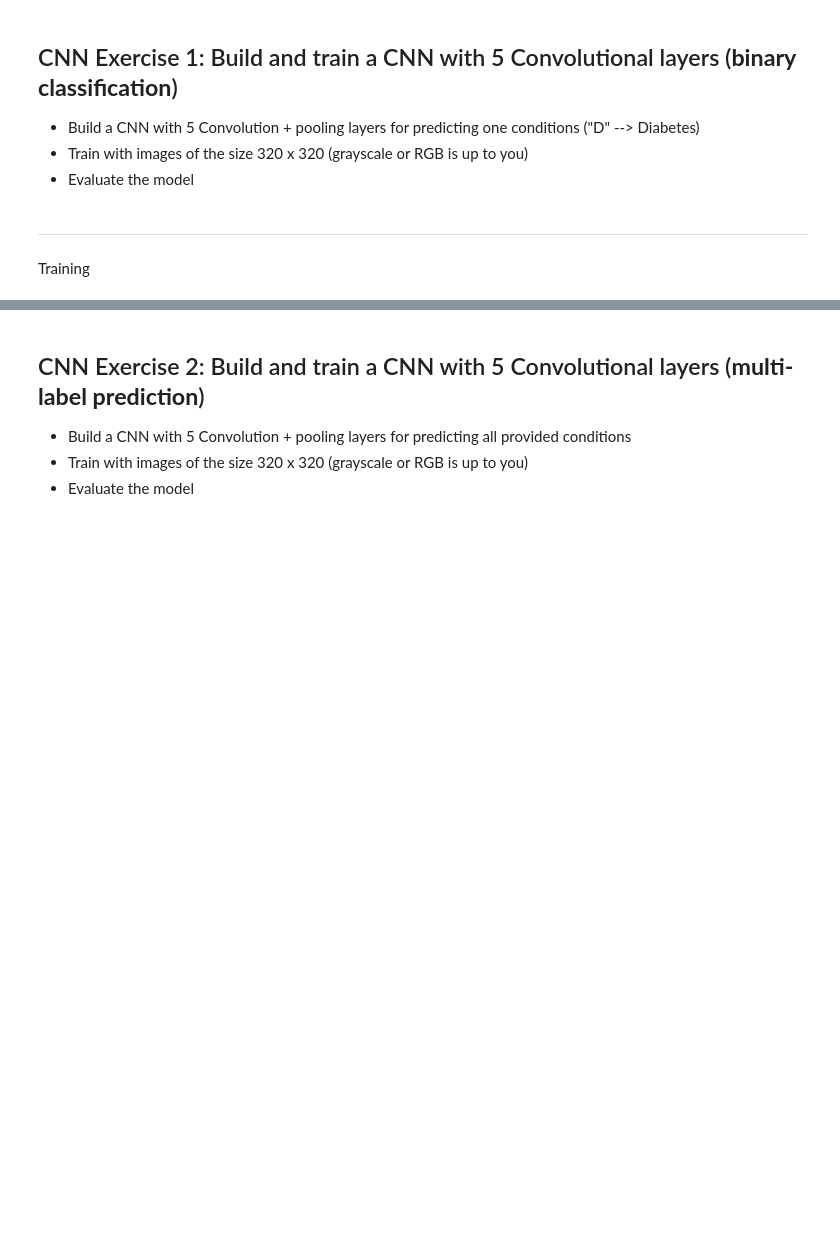
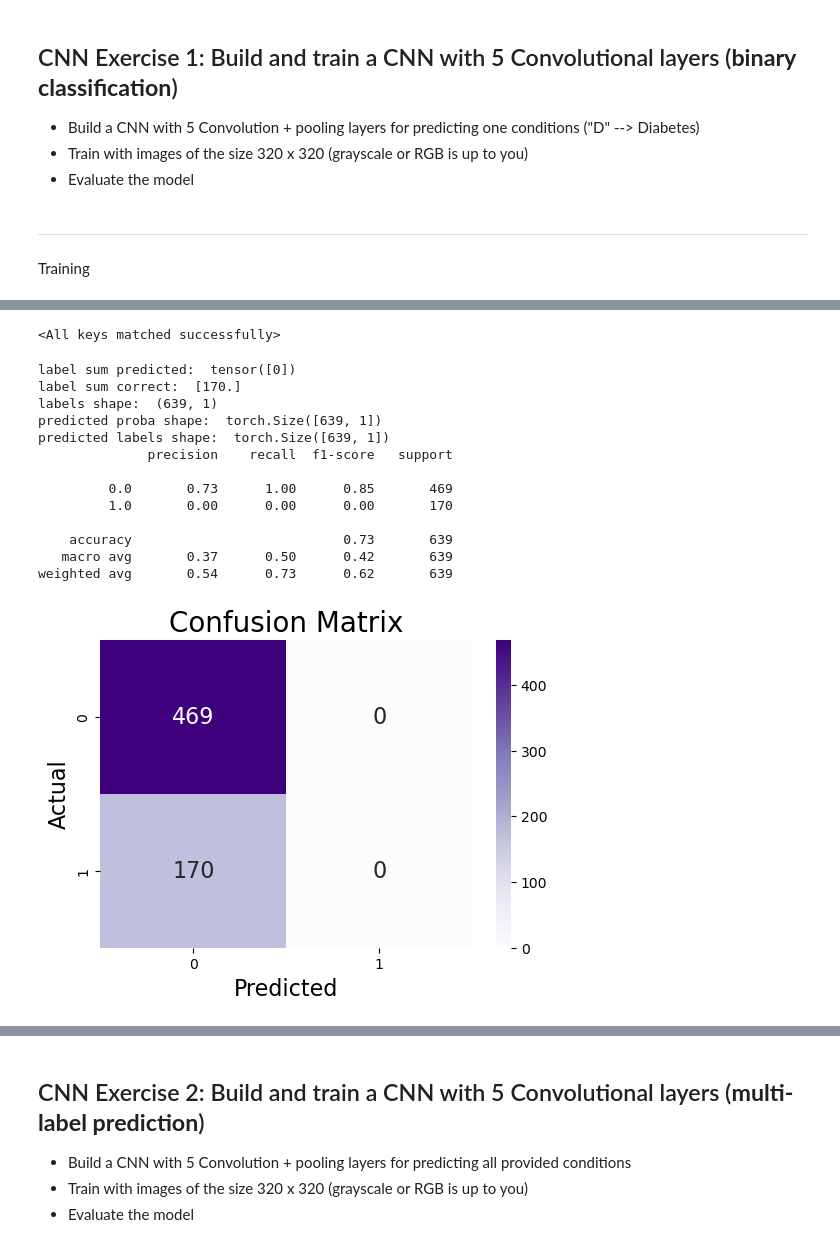
Before and after one commit to SanderTeb/DataScience, a Jupyter notebook: is/ai_smart_health_portfolio_02_ocular_disease_recognition.ipynb, the cells around one changed output, grey strips where cells are left out. Cells and saved outputs as stored; diff of their text form; code cells hidden in the pictures; blank space fills up the shorter version.

```diff
--- a/is/ai_smart_health_portfolio_02_ocular_disease_recognition.ipynb
+++ b/is/ai_smart_health_portfolio_02_ocular_disease_recognition.ipynb
@@ -642,0 +634,9 @@ sssss
+# %%
+if torch.cuda.is_available():
+    device = torch.device("cuda")
+elif torch_directml.device_count() > 0:
+    device = torch_directml.device()
+else:
+    device = torch.device("cpu")
+
+print(f"Benutztes Gerät: {device}")
@@ -643,21 +645,19 @@ sssss
 # %%
-from torch.utils.tensorboard import SummaryWriter
-from datetime import datetime
-
-EPOCHS = 5
-model = CNNModel(1, 'RGB')
-optimizer = torch.optim.Adam(model.parameters(), lr=5e-5)
+EPOCHS = 10
+model = CNNModel(1, 'RGB').to(device)
+optimizer = torch.optim.Adam(model.parameters(), lr=1e-5)
 loss_fn = nn.BCELoss()
 
-device = torch.device("cuda" if torch.cuda.is_available() else "cpu")
 print(f"Training will happen on {device}.")
+
+best_vloss = np.inf
+
 
 for epoch in range(EPOCHS):
     print(f"EPOCH {epoch + 1}")
 
     model.train(True)
 
-    running_loss = 0.
     avg_loss = 0.
 
     for i, data in enumerate(tqdm(train_loader)):
@@ -671,16 +671,14 @@ for epoch in range(EPOCHS):
 
         optimizer.step()
 
-        running_loss += loss.item()
         avg_loss += loss.item()
 
     avg_loss = avg_loss / len(train_loader)
 
-
+    # validation
     running_vloss = 0.0
     model.eval()
 
-    # Disable gradient computation and reduce memory consumption.
     with torch.no_grad():
         for i, vdata in enumerate(val_loader):
             vinputs, vlabels = vdata
@@ -688,9 +686,13 @@ for epoch in range(EPOCHS):
             vloss = loss_fn(voutputs, vlabels.to(device))
             running_vloss += vloss
 
-        print(running_vloss/len(val_loader))
+        # print(running_vloss/len(val_loader))
 
+        avg_vloss = running_vloss / (i + 1)
+        print(f"LOSS train {avg_loss:.3f} valid {avg_vloss:.3f}")
 
-    # Traking
-s
+    if avg_vloss < best_vloss:
+        best_vloss = avg_vloss
+        model_path = f"1_model"
+        torch.save(model.state_dict(), model_path)
 # %% [output]
@@ -798,0 +823,24 @@ KeyboardInterrupt:
+# %%
+test_dataset = OcularDataset(test_df,'C:\E_Backup\Dokumente\MMI\Datascience\DataScience\is\ocular_disease_recognition_small\preprocessed_images_small', classes=['D'], transform= transform,keyword_label_dict=keyword_label_dict)
+# %%
+model = CNNModel(1, 'RGB').to(device)
+model.load_state_dict(torch.load(r"C:\E_Backup\Dokumente\MMI\Datascience\DataScience\is\1_model"))
+# %% [output]
+<All keys matched successfully>
+# %%
+eval_model(test_dataset, model, classes=['D'])
+# %% [output]
+label sum predicted:  tensor([0])
+label sum correct:  [170.]
+labels shape:  (639, 1)
+predicted proba shape:  torch.Size([639, 1])
+predicted labels shape:  torch.Size([639, 1])
+              precision    recall  f1-score   support
+
+         0.0       0.73      1.00      0.85       469
+         1.0       0.00      0.00      0.00       170
+
+    accuracy                           0.73       639
+   macro avg       0.37      0.50      0.42       639
+weighted avg       0.54      0.73      0.62       639
+[figure, added]
```
Also changed, not shown: parts of 44 cells of this notebook, 5 other files.
